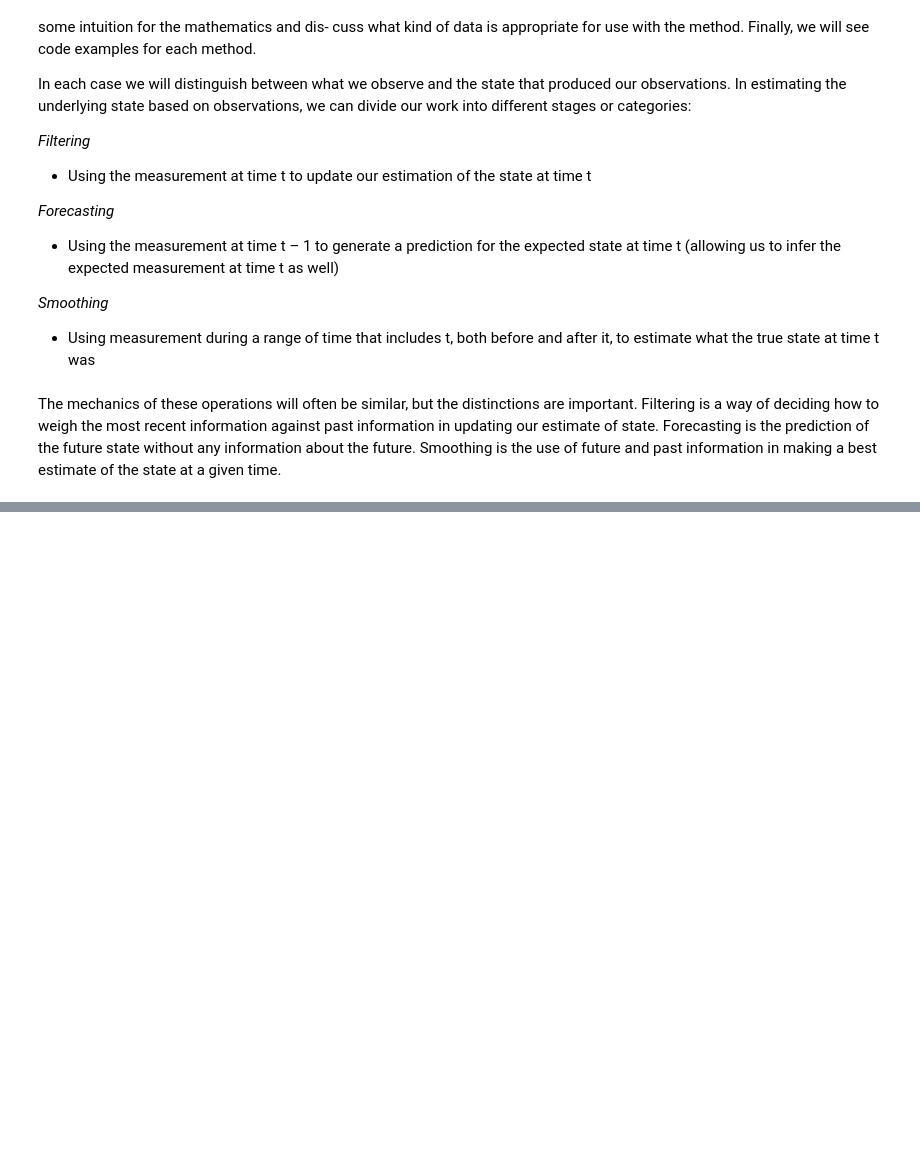
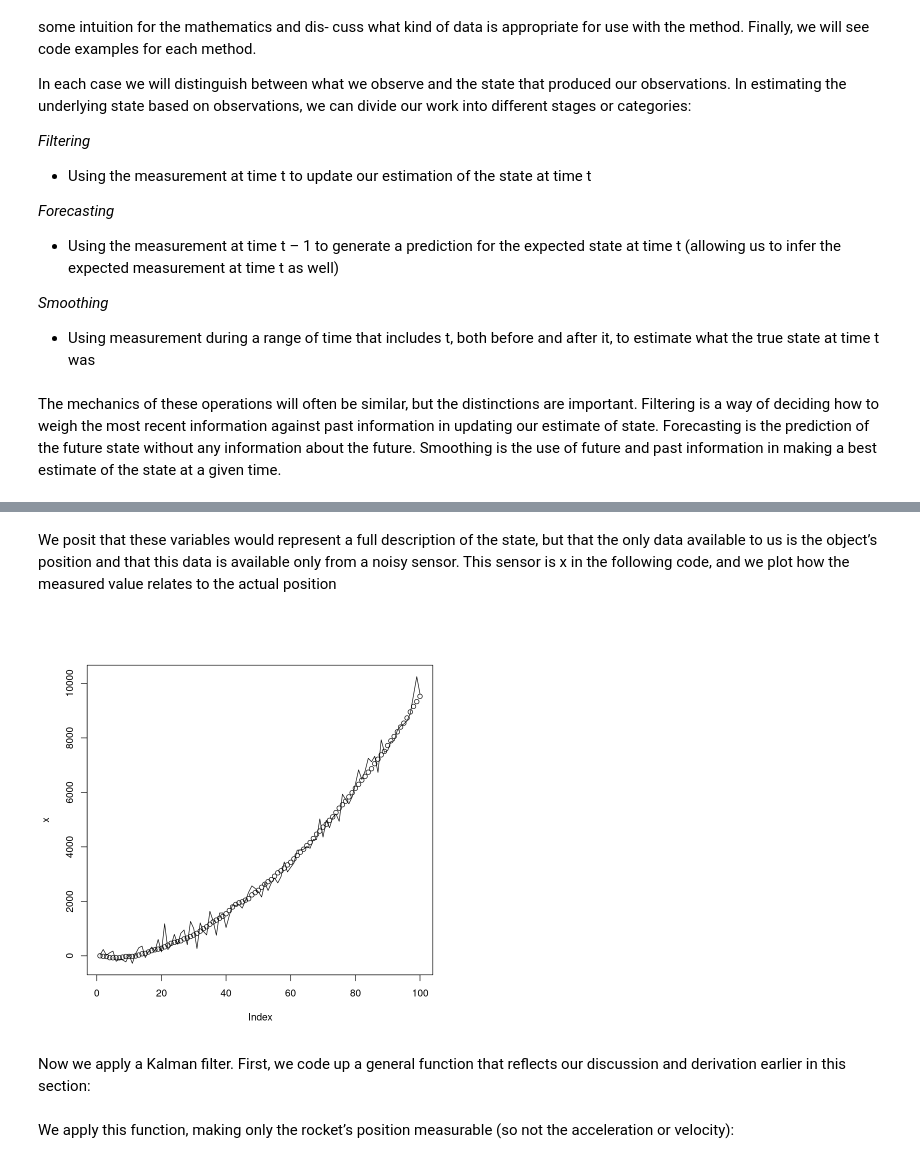
Before and after one commit to cmarsa/ptsa, a Jupyter notebook: chapter_07/state_space_models.ipynb, the cells around one changed output, grey strips where cells are left out. Drawn from its saved outputs; the diff is of its cells as text; code cells hidden in the pictures; blank space fills up the shorter version.

Commit message:
State space models: Kalman filter covered.

```diff
--- a/chapter_07/state_space_models.ipynb
+++ b/chapter_07/state_space_models.ipynb
@@ -79,0 +241,14 @@ time.
+# %% [markdown]
+We posit that these variables would represent a full description of the state, but that
+the only data available to us is the object’s position and that this data is available only
+from a noisy sensor. This sensor is x in the following code, and we plot how the
+measured value relates to the actual position
+# %%
+z <- x + rnorm(ts_length, sd = 300)
+plot(x, ylim = range(c(x, z)))
+lines(z)
+# %% [output]
+[figure, added]
+# %% [markdown]
+Now we apply a Kalman filter. First, we code up a general function that reflects our
+discussion and derivation earlier in this section:
@@ -79,0 +284,3 @@ time.
+# %% [markdown]
+We apply this function, making only the rocket’s position measurable (so not the
+acceleration or velocity):
```
Also changed, not shown: parts of 27 cells of this notebook.
